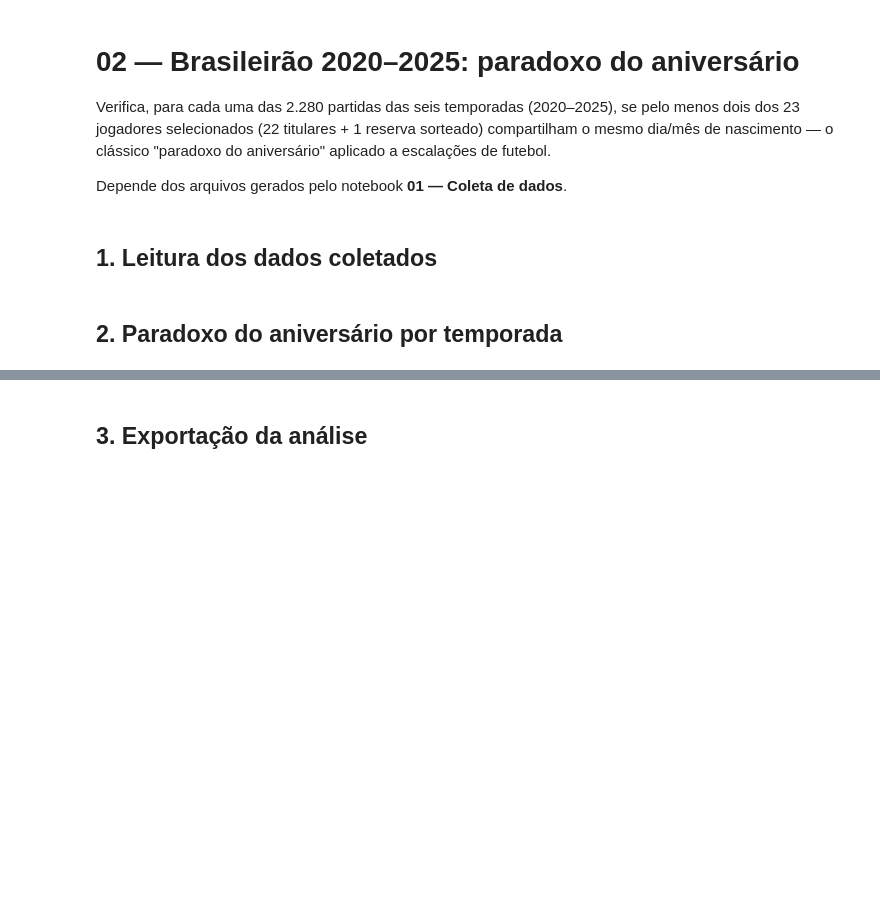
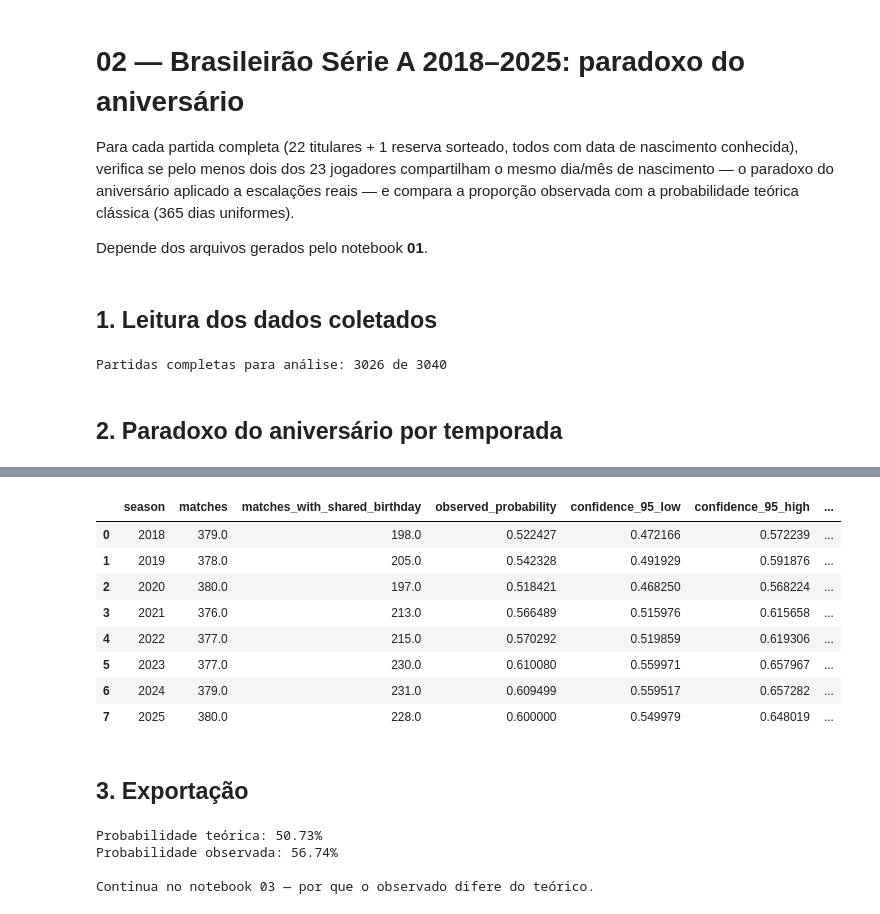
Before and after one commit to gcarbs1/football-birthday-paradox, a Jupyter notebook: notebooks/02_birthday_analysis.ipynb, the cells around one changed output, grey strips where cells are left out. Cells and saved outputs as stored; diff of their text form; code cells hidden in the pictures; blank space fills up the shorter version.

```diff
--- a/notebooks/02_birthday_analysis.ipynb
+++ b/notebooks/02_birthday_analysis.ipynb
@@ -1,9 +1,9 @@
 # %% [markdown]
-# **02 — Brasileirão 2020–2025: paradoxo do aniversário**
+# **02 — Brasileirão Série A 2018–2025: paradoxo do aniversário**
 
-Verifica, para cada uma das 2.280 partidas das seis temporadas (2020–2025), se pelo menos dois dos 23 jogadores selecionados (22 titulares + 1 reserva sorteado) compartilham o mesmo dia/mês de nascimento — o clássico "paradoxo do aniversário" aplicado a escalações de futebol.
+Para cada partida completa (22 titulares + 1 reserva sorteado, todos com data de nascimento conhecida), verifica se pelo menos dois dos 23 jogadores compartilham o mesmo dia/mês de nascimento — o paradoxo do aniversário aplicado a escalações reais — e compara a proporção observada com a probabilidade teórica clássica (365 dias uniformes).
 
-Depende dos arquivos gerados pelo notebook **01 — Coleta de dados**.
+Depende dos arquivos gerados pelo notebook **01**.
 # %% [markdown]
 ## **1. Leitura dos dados coletados**
 # %%
@@ -20,12 +20,12 @@ PROJECT_DIR = Path.cwd().resolve()
 if PROJECT_DIR.name == "notebooks":
     PROJECT_DIR = PROJECT_DIR.parent
 
-OUTPUT_DIR = PROJECT_DIR / "data" / "brasileirao_2020_2025"
+DATA_DIR = PROJECT_DIR / "data" / "brasileirao_serie_a_2018_2025"
 ANALYSIS_DIR = PROJECT_DIR / "data" / "analysis"
 ANALYSIS_DIR.mkdir(parents=True, exist_ok=True)
 
-COVERAGE_PATH = OUTPUT_DIR / "brasileirao_2020_2025_extraction_coverage.csv"
-SELECTED_PLAYERS_PATH = OUTPUT_DIR / "brasileirao_2020_2025_selected_23_players.csv"
+COVERAGE_PATH = DATA_DIR / "brasileirao_serie_a_2018_2025_extraction_coverage.csv"
+SELECTED_PLAYERS_PATH = DATA_DIR / "brasileirao_serie_a_2018_2025_selected_23_players.csv"
 for path in (COVERAGE_PATH, SELECTED_PLAYERS_PATH):
     if not path.exists():
         raise FileNotFoundError(f"Arquivo ausente: {path}. Execute o notebook 01 (coleta de dados).")
@@ -58,7 +58,9 @@ assert quality.known.eq(23).all()
 assert quality.starters.eq(22).all()
 assert quality.reserve.eq(1).all()
 
-print(f"Partidas completas para análise: {len(complete_ids)}")
+print(f"Partidas completas para análise: {len(complete_ids)} de {len(coverage_df)}")
+# %% [output]
+Partidas completas para análise: 3026 de 3040
 # %% [markdown]
 ## **2. Paradoxo do aniversário por temporada**
 # %%
@@ -77,7 +79,7 @@ shared_groups_df["birthday_pairs"] = (
 
 match_results_df = coverage_df.loc[
     coverage_df["status"] == "complete",
-    ["game_id", "brasileirao_season", "round", "date", "home_team", "away_team"],
+    ["game_id", "season", "round", "date", "home_team", "away_team"],
 ].copy()
 per_match = shared_groups_df.groupby("game_id").agg(
     shared_birthday_dates=("birth_day_month", "size"),
@@ -120,11 +122,12 @@ def summarize(frame):
 
 
 season_summary_df = (
-    match_results_df.groupby("brasileirao_season", sort=True)
+    match_results_df.groupby("season", sort=True)
     .apply(summarize, include_groups=False).reset_index()
 )
 overall_summary_df = summarize(match_results_df).to_frame().T
-overall_summary_df.insert(0, "scope", "Brasileirão 2020–2025")
+overall_summary_df.insert(0, "scope", "Brasileirão Série A, 2018–2025")
 
 display(overall_summary_df)
 display(season_summary_df)
+# %% [output]
@@ -131,18 +136,33 @@ display(season_summary_df)
+|  | season | matches | matches_with_shared_birthday | observed_probability | confidence_95_low | confidence_95_high | ... |
+| 0 | 2018 | 379.0 | 198.0 | 0.522427 | 0.472166 | 0.572239 | ... |
+| 1 | 2019 | 378.0 | 205.0 | 0.542328 | 0.491929 | 0.591876 | ... |
+| 2 | 2020 | 380.0 | 197.0 | 0.518421 | 0.468250 | 0.568224 | ... |
+| 3 | 2021 | 376.0 | 213.0 | 0.566489 | 0.515976 | 0.615658 | ... |
+| 4 | 2022 | 377.0 | 215.0 | 0.570292 | 0.519859 | 0.619306 | ... |
+| 5 | 2023 | 377.0 | 230.0 | 0.610080 | 0.559971 | 0.657967 | ... |
+| 6 | 2024 | 379.0 | 231.0 | 0.609499 | 0.559517 | 0.657282 | ... |
+| 7 | 2025 | 380.0 | 228.0 | 0.600000 | 0.549979 | 0.648019 | ... |
 # %% [markdown]
-## **3. Exportação da análise**
+## **3. Exportação**
 # %%
 overall_summary_df.to_csv(
-    ANALYSIS_DIR / "brasileirao_2020_2025_shared_birthday_overall.csv", index=False
+    ANALYSIS_DIR / "brasileirao_serie_a_2018_2025_shared_birthday_overall.csv", index=False
 )
 season_summary_df.to_csv(
-    ANALYSIS_DIR / "brasileirao_2020_2025_shared_birthday_by_season.csv", index=False
+    ANALYSIS_DIR / "brasileirao_serie_a_2018_2025_shared_birthday_by_season.csv", index=False
 )
 match_results_df.to_csv(
-    ANALYSIS_DIR / "brasileirao_2020_2025_shared_birthday_match_results.csv", index=False
+    ANALYSIS_DIR / "brasileirao_serie_a_2018_2025_shared_birthday_match_results.csv", index=False
 )
 shared_players_df.to_csv(
-    ANALYSIS_DIR / "brasileirao_2020_2025_shared_birthday_players.csv", index=False
+    ANALYSIS_DIR / "brasileirao_serie_a_2018_2025_shared_birthday_players.csv", index=False
 )
 
 print(f"Probabilidade teórica: {theoretical_probability:.2%}")
 print(f"Probabilidade observada: {overall_summary_df.observed_probability.iloc[0]:.2%}")
+print("\nContinua no notebook 03 — por que o observado difere do teórico.")
+# %% [output]
+Probabilidade teórica: 50.73%
+Probabilidade observada: 56.74%
+
+Continua no notebook 03 — por que o observado difere do teórico.
```
Also changed, not shown: parts of 1 cell of this notebook, 15 other files.
